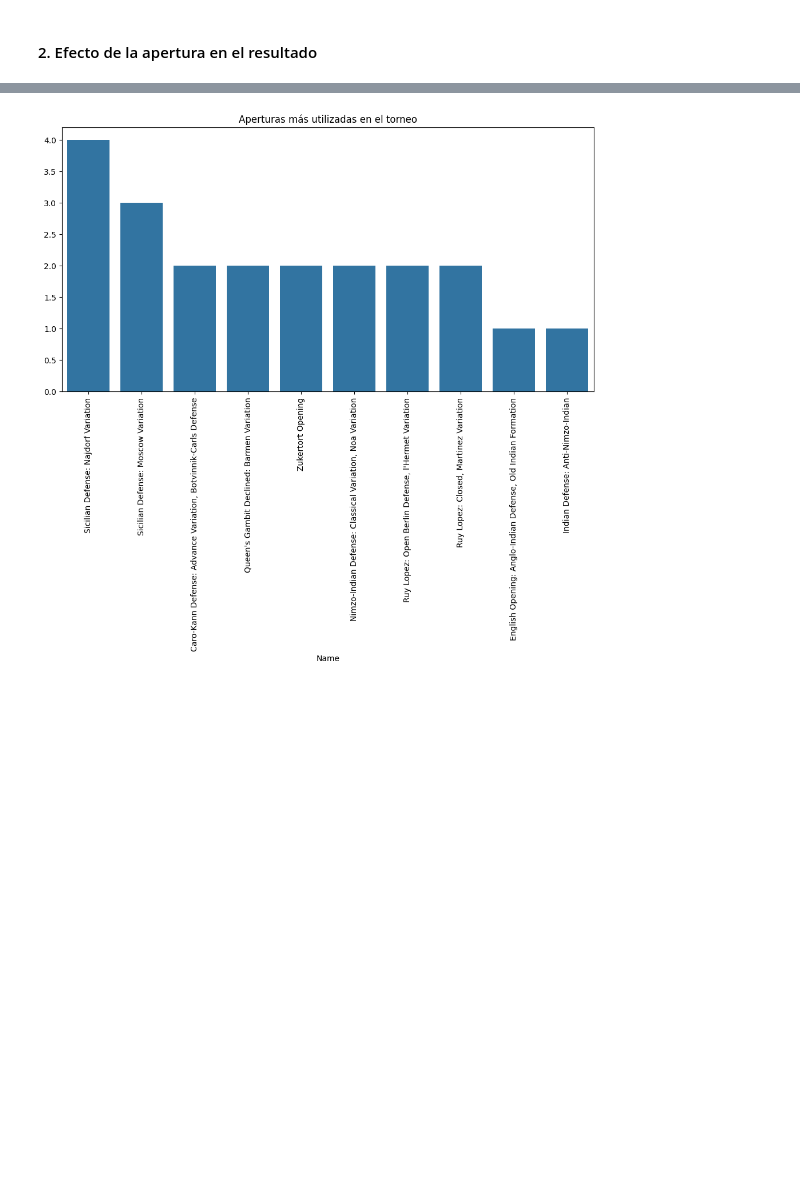
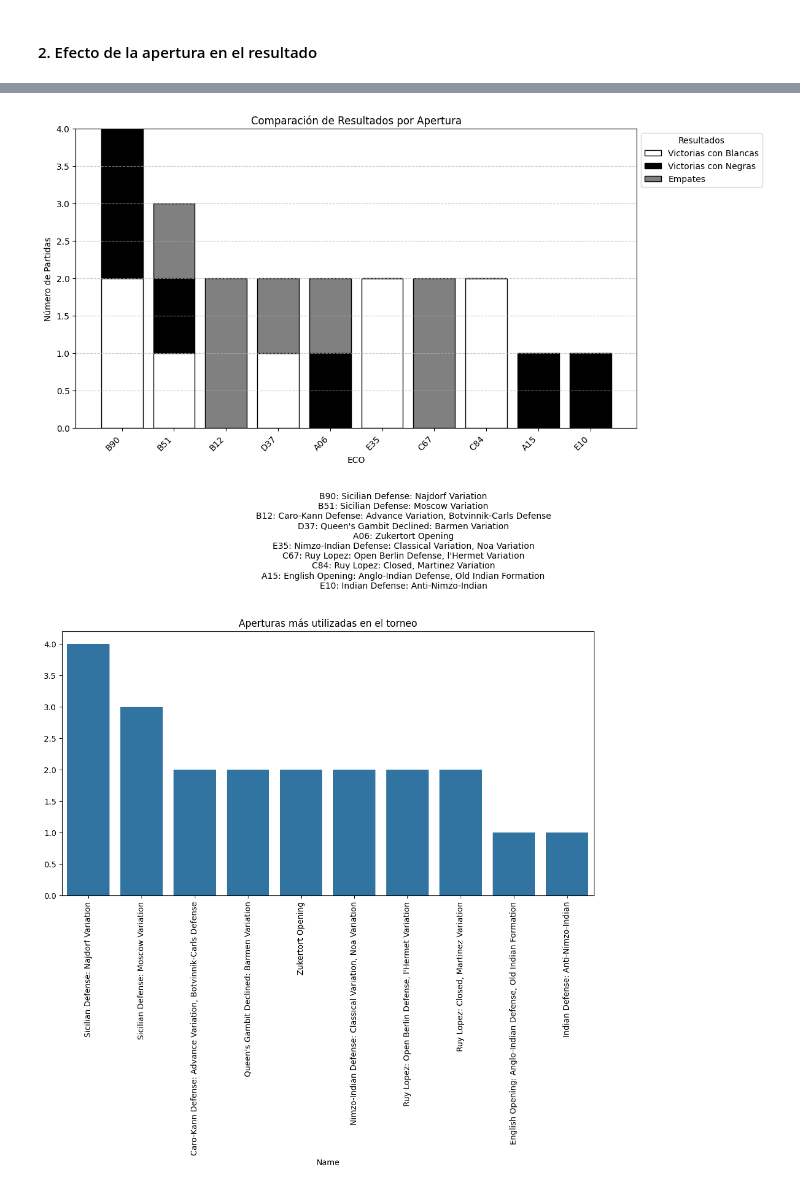
Before and after one commit to lunahernandez/ChessTournamentAnalysis, a Jupyter notebook: notebooks/Analysis.ipynb, the cells around one changed output, grey strips where cells are left out. Saved outputs shown, nothing was run; the diff lists cells and outputs as text; code cells hidden in the pictures; blank space fills up the shorter version.

```diff
--- a/notebooks/Analysis.ipynb
+++ b/notebooks/Analysis.ipynb
@@ -84,3 +141,61 @@ player_performance()
+# %%
+import matplotlib.pyplot as plt
+import seaborn as sns
+
+def opening_effect(details_df):
+    opening_counts = details_df["Name"].value_counts().head(10)
+
+    white_wins = []
+    black_wins = []
+    draws = []
+    eco_codes = []
+
+    for opening in opening_counts.index:
+        opening_games = details_df[details_df["Name"] == opening]
+
+        white_win_count = (opening_games["Result"] == "1-0").sum()
+        black_win_count = (opening_games["Result"] == "0-1").sum()
+        draw_count = (opening_games["Result"] == "1/2-1/2").sum()
+
+        eco_code = opening_games["ECO"].iloc[0]
+
+        white_wins.append(white_win_count)
+        black_wins.append(black_win_count)
+        draws.append(draw_count)
+        eco_codes.append(eco_code)
+
+    results_df = pd.DataFrame({
+        'ECO': eco_codes,
+        'Opening': opening_counts.index,
+        'White Wins': white_wins,
+        'Black Wins': black_wins,
+        'Draws': draws
+    })
+
+    x = range(len(results_df))
+    plt.figure(figsize=(12, 6))
+    plt.bar(x, results_df['White Wins'], color="white", edgecolor="black", label="Victorias con Blancas")
+    plt.bar(x, results_df['Black Wins'], bottom=results_df['White Wins'], color="black", edgecolor="black", label="Victorias con Negras")
+    plt.bar(x, results_df['Draws'], bottom=results_df['White Wins'] + results_df['Black Wins'], color="gray", edgecolor="black", label="Empates")
+
+    plt.xlabel("ECO")
+    plt.ylabel("Número de Partidas")
+    plt.title("Comparación de Resultados por Apertura")
+
+    plt.xticks(ticks=x, labels=results_df['ECO'], rotation=45, ha="right")
+
+    legend_text = [f"{row['ECO']}: {row['Opening']}" for i, row in results_df.iterrows()]
+    plt.figtext(0.5, -0.05, "\n".join(legend_text), ha='center', va='top', fontsize=10, color='black', wrap=True)
+
+    plt.legend(loc='upper left', bbox_to_anchor=(1, 1), title="Resultados")
+    plt.grid(axis="y", linestyle="--", alpha=0.7)
+
+    plt.tight_layout()
+    plt.show()
+
+opening_effect(details_df)
+# %% [output]
+[figure, added]
 # %%
 def opening_effect():
     opening_counts = details_df["Name"].value_counts().head(10)
```
Also changed, not shown: parts of 1 cell of this notebook.
